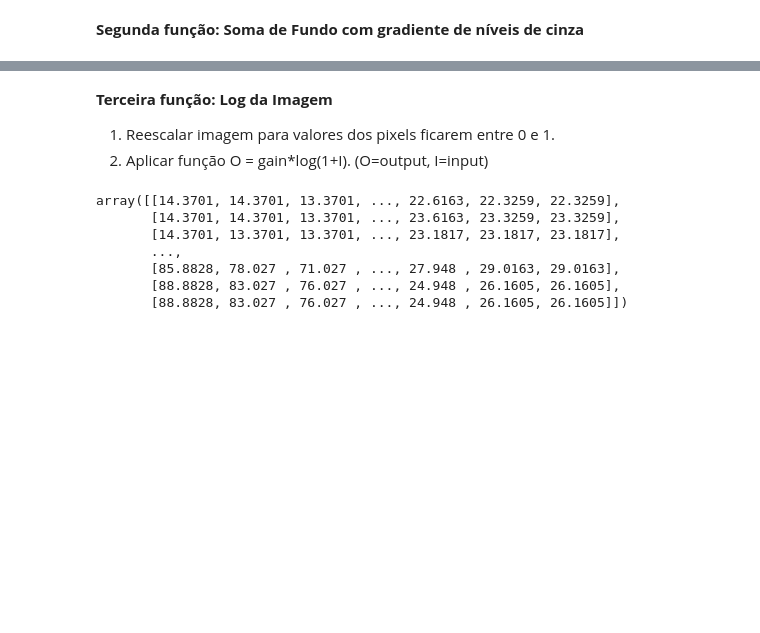
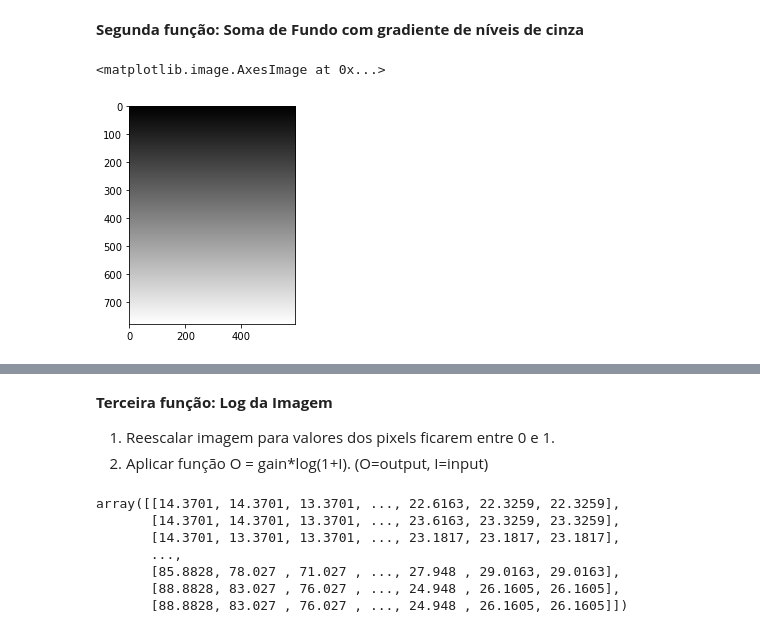
Before and after one commit to gabi-melo/image_processing, a Jupyter notebook: EP2.ipynb, the cells around one changed output, grey strips where cells are left out. Drawn from its saved outputs; the diff is of its cells as text; code cells hidden in the pictures; blank space fills up the shorter version.

```diff
--- a/EP2.ipynb
+++ b/EP2.ipynb
@@ -26,5 +49,6 @@ def rgb2cinza(img):
 # %%
 rocky_cinza = rgb2cinza(rocky)
+rocky_gray = color.rgb2gray(rocky)
 rocky_cinza.shape
 # %% [output]
 (778, 594)
@@ -36,2 +65,10 @@ plt.imshow(rocky_cinza, cmap=plt.get_cmap('gray'))
 # %% [markdown]
 **Segunda função: Soma de Fundo com gradiente de níveis de cinza**
+# %%
+x = np.linspace(0, 1, rocky_gray.shape[0])
+grad = np.tile(x, (rocky_gray.shape[1], 1)).T
+# %%
+plt.imshow(grad, cmap=plt.get_cmap('gray'))
+# %% [output]
+<matplotlib.image.AxesImage at 0x...>
+[figure, added]
```
Also changed, not shown: parts of 17 cells of this notebook.
